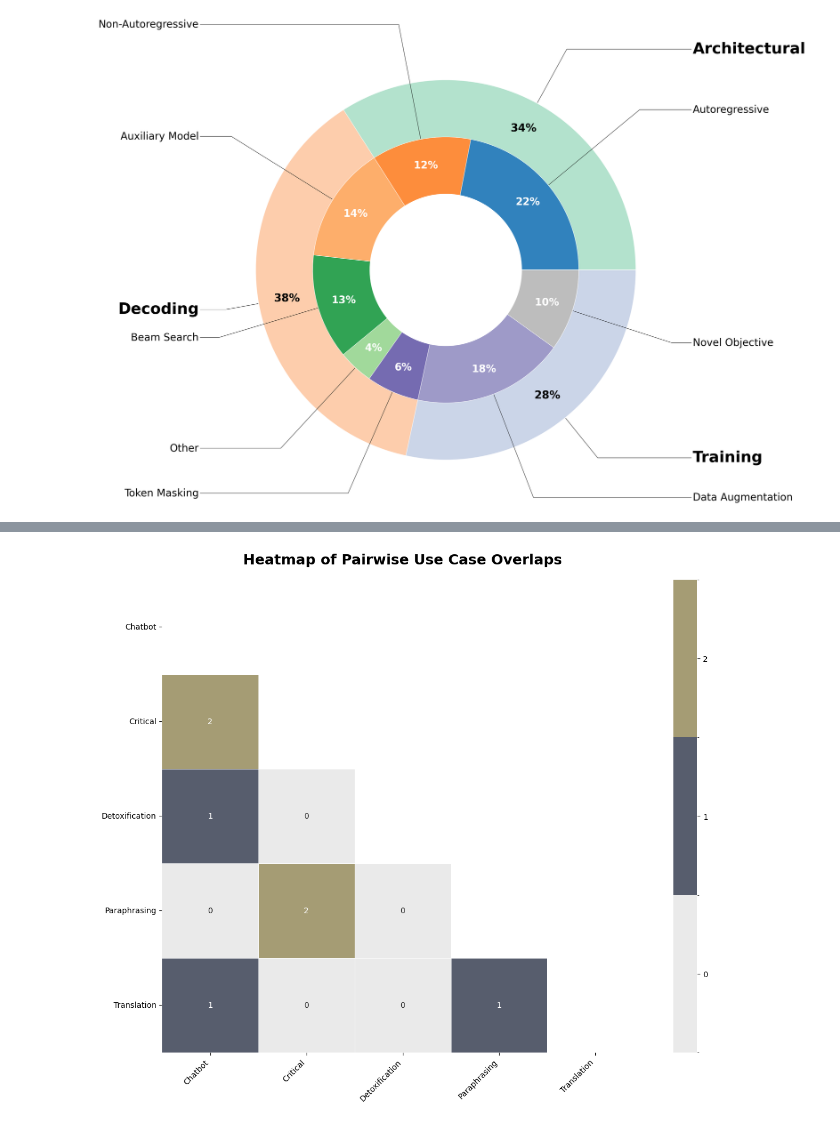
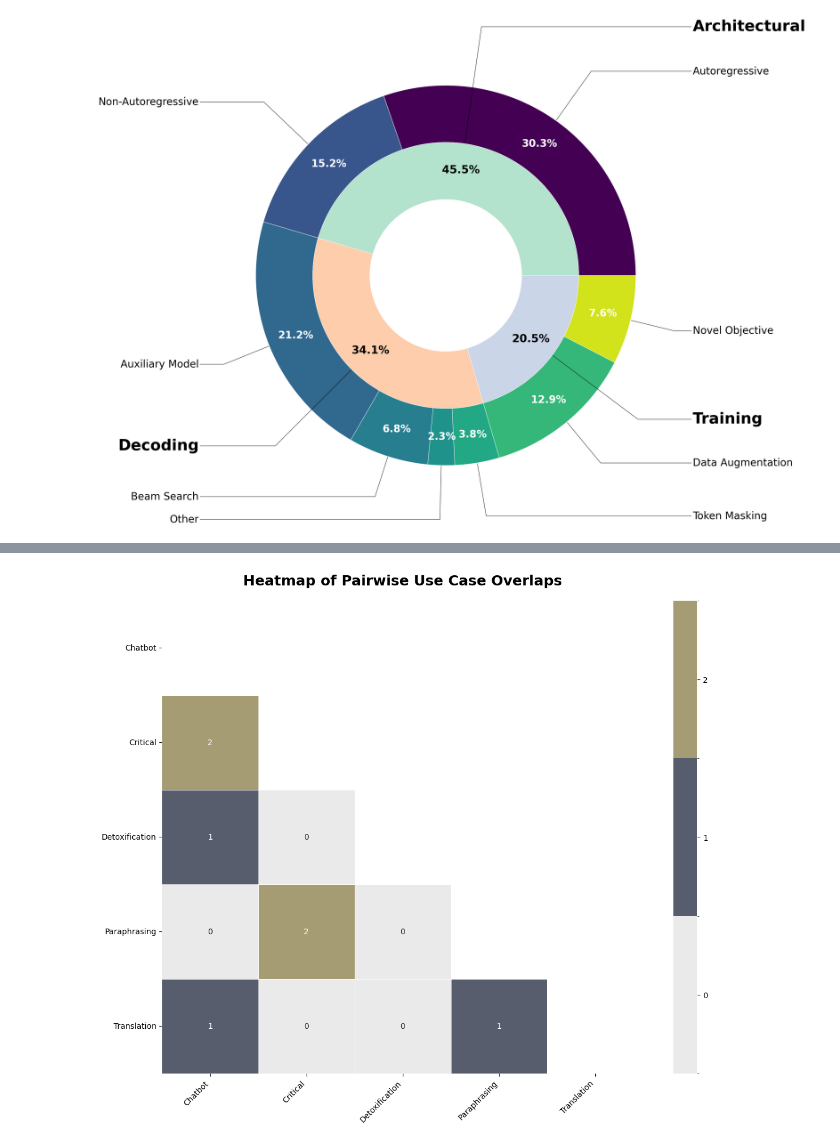
Before and after one commit to JosephMuddle/lit-review-papers, a Jupyter notebook: data_analysis.ipynb, the cells around one changed output, grey strips where cells are left out. Saved outputs shown, nothing was run; the diff lists cells and outputs as text; code cells hidden in the pictures.

```diff
--- a/data_analysis.ipynb
+++ b/data_analysis.ipynb
@@ -13,7 +13,7 @@ plt.rcParams['font.sans-serif'] = ['Questrial', 'DejaVu Sans', 'Verdana']
 
 # Load the dataset from the CSV file
 try:
-    df = pd.read_csv('final.csv')
+    df = pd.read_csv('final_taxonomy.csv')
 except FileNotFoundError:
     print("The file 'final.csv' was not found in the current directory.")
     df = pd.DataFrame() # Create an empty dataframe to avoid further errors
@@ -44,42 +44,43 @@ if not df.empty:
 
     # --- Plotting ---
 
-    # Prepare data for the pie chart
-    outer_labels = general_counts.index
-    outer_sizes = general_counts.values
-    inner_labels = specific_counts.index.get_level_values(1)
-    inner_sizes = specific_counts.values
+    # Prepare data for the pie chart (General Method on the inside, Specific on the outside)
+    outer_labels = specific_counts.index.get_level_values(1)
+    outer_sizes = specific_counts.values
+    inner_labels = general_counts.index
+    inner_sizes = general_counts.values
 
     # Set up colors for the chart
-    outer_cmap = plt.get_cmap('Pastel2')
-    inner_cmap = plt.get_cmap('tab20c')
-    outer_colors = outer_cmap(np.arange(len(outer_labels)))
+    inner_cmap = plt.get_cmap('Pastel2')
+    outer_cmap = plt.get_cmap('viridis')
+    inner_colors = inner_cmap(np.arange(len(inner_labels)))
 
-    # Generate colors for the inner ring
-    inner_colors = []
+    # Generate grouped colors for the outer ring (Specific Methods)
+    outer_colors = []
     num_specific_per_general = df_included.groupby('General Method')['Specific Method'].nunique().sort_index()
 
     color_group_idx = 0
-    for i, method in enumerate(outer_labels):
+    for i, method in enumerate(inner_labels): # Iterate through general methods for grouping
         num_specific = num_specific_per_general[method]
-        color_group = inner_cmap(np.linspace(color_group_idx, color_group_idx + (1/len(outer_labels))*0.8, num_specific))
-        inner_colors.extend(color_group)
-        color_group_idx += 1/len(outer_labels)
+        color_group = outer_cmap(np.linspace(color_group_idx, color_group_idx + (1/len(inner_labels))*0.8, num_specific))
+        outer_colors.extend(color_group)
+        color_group_idx += 1/len(inner_labels)
 
 
     # Create the plot
     fig, ax = plt.subplots(figsize=(22, 22))
 
-    # Plot the outer pie (General Method)
+    # Plot the outer pie (Specific Method)
+    # Hiding percentages for small slices to prevent overlap
     wedges_outer, _, autotexts_outer = ax.pie(outer_sizes, radius=1, labels=None, colors=outer_colors,
-           wedgeprops=dict(width=0.3, edgecolor='w'), autopct='%.0f%%', pctdistance=0.85)
+           wedgeprops=dict(width=0.3, edgecolor='w'), autopct=lambda p: f'{p:.1f}%' if p > 2 else '', pctdistance=0.85)
 
-    # Plot the inner pie (Specific Method)
+    # Plot the inner pie (General Method)
     wedges_inner, _, autotexts_inner = ax.pie(inner_sizes, radius=0.7, labels=None, colors=inner_colors,
-           wedgeprops=dict(width=0.3, edgecolor='w'), autopct='%.0f%%', pctdistance=0.8)
+           wedgeprops=dict(width=0.3, edgecolor='w'), autopct='%.1f%%', pctdistance=0.8)
 
-    plt.setp(autotexts_inner, size=30, weight="bold", color="white")
-    plt.setp(autotexts_outer, size=32, weight="bold", color="black")
+    plt.setp(autotexts_outer, size=30, weight="bold", color="white")
+    plt.setp(autotexts_inner, size=32, weight="bold", color="black")
 
     # --- Aligning Labels with Arrows ---
 
@@ -89,25 +90,55 @@ if not df.empty:
 
     # Helper function to add annotations
     def add_annotations(wedges, labels, radius, text_radius, ax, font_size, font_weight = None):
+        items = []
         for i, p in enumerate(wedges):
             ang = (p.theta2 - p.theta1)/2. + p.theta1
             y = np.sin(np.deg2rad(ang))
             x = np.cos(np.deg2rad(ang))
+            items.append({'w': p, 'l': labels[i], 'a': ang, 'x': x, 'y': y})
 
-            horizontalalignment = {-1: "right", 1: "left"}[int(np.sign(x))]
-            connectionstyle = f"angle,angleA=0,angleB={ang}"
+        left = sorted([i for i in items if i['x'] < 0], key=lambda i: i['y'])
+        right = sorted([i for i in items if i['x'] >= 0], key=lambda i: i['y'], reverse=True)
+
+        min_sep = 0.12 # Minimum vertical separation
+
+        # Adjust y-positions for right side (from top to bottom)
+        if right:
+            last_y = right[0]['y'] * text_radius
+            right[0]['text_y'] = last_y
+            for i in range(1, len(right)):
+                y_pos = right[i]['y'] * text_radius
+                if y_pos > last_y - min_sep:
+                    y_pos = last_y - min_sep
+                right[i]['text_y'] = y_pos
+                last_y = y_pos
+
+        # Adjust y-positions for left side (from bottom to top)
+        if left:
+            last_y = left[0]['y'] * text_radius
+            left[0]['text_y'] = last_y
+            for i in range(1, len(left)):
+                y_pos = left[i]['y'] * text_radius
+                if y_pos < last_y + min_sep:
+                    y_pos = last_y + min_sep
+                left[i]['text_y'] = y_pos
+                last_y = y_pos
+
+        # Draw the annotations
+        for item in left + right:
+            connectionstyle = f"angle,angleA=0,angleB={item['a']}"
             arrow_props.update({"connectionstyle": connectionstyle})
-
-            ax.annotate(labels[i], xy=(radius * x, radius * y),
-                        xytext=(text_radius * np.sign(x), text_radius * y),
-                        horizontalalignment=horizontalalignment,
+            ax.annotate(item['l'],
+                        xy=(radius * item['x'], radius * item['y']),
+                        xytext=(-text_radius, item['text_y']) if item['x'] < 0 else (text_radius, item['text_y']),
+                        horizontalalignment='right' if item['x'] < 0 else 'left',
                         arrowprops=arrow_props,
                         fontsize=font_size,
                         fontweight=font_weight)
 
     # Add annotations for both charts
-    add_annotations(wedges_outer, outer_labels, 1, 1.3, ax, 45, font_weight='bold')
-    add_annotations(wedges_inner, inner_labels, 0.7, 1.3, ax, 30)
+    add_annotations(wedges_inner, inner_labels, 0.7, 1.3, ax, 45, font_weight='bold')
+    add_annotations(wedges_outer, outer_labels, 1, 1.3, ax, 30)
 
     ax.axis('equal')  # Equal aspect ratio ensures that pie is drawn as a circle.
     #fig.tight_layout()
@@ -128,4 +159,4 @@ For example, when doing 'df[col].method(value, inplace=True)', try using 'df.met
-[figure, old version]
+[figure, new version]
 # %%
 import seaborn as sns
 
```
Also changed, not shown: parts of 6 cells of this notebook.
